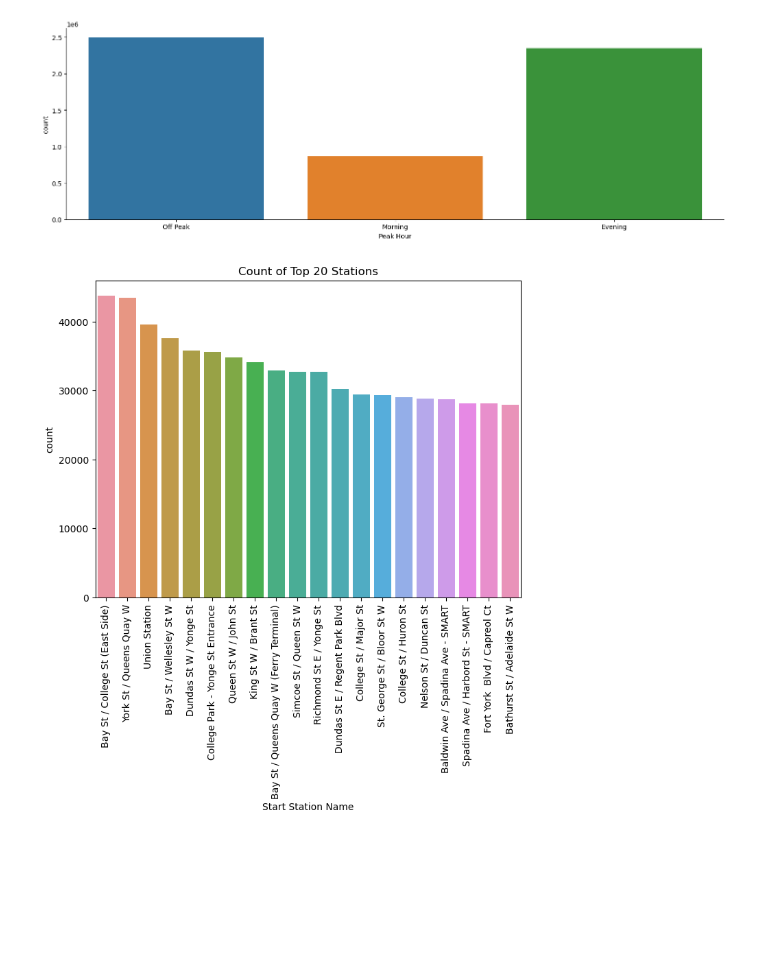
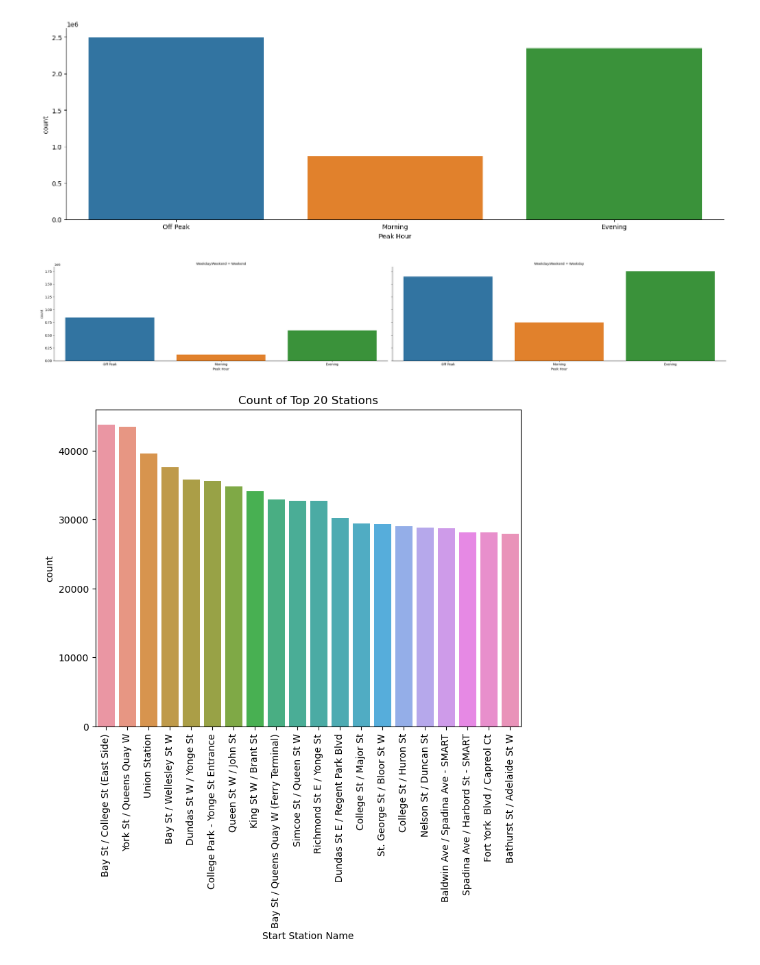
Before and after one commit to ziadharmanani/INF1340-Ridership-Analysis, a Jupyter notebook: rideshare_cleaning.ipynb, the cells around one changed output. Saved outputs shown, nothing was run; the diff lists cells and outputs as text; code cells hidden in the pictures; blank space fills up the shorter version.

```diff
--- a/rideshare_cleaning.ipynb
+++ b/rideshare_cleaning.ipynb
@@ -534,6 +543,14 @@ plt.title('Count of Peak Hours Bike Trips')
 plt.show()
 # %% [output]
 [figure]
+# %%
+# plot categorical variable - Peak Hour
+sns.catplot(data=df, x='Peak Hour', col='Weekday/Weekend',kind='count', aspect = 3)
+#plt.title('Count of Peak Hours Bike Trips')
+
+plt.show()
+# %% [output]
+[figure, added]
 # %%
 top_20_Stations = df['Start Station Name'].value_counts().nlargest(20).index
 
```
Also changed, not shown: parts of 15 cells of this notebook.
